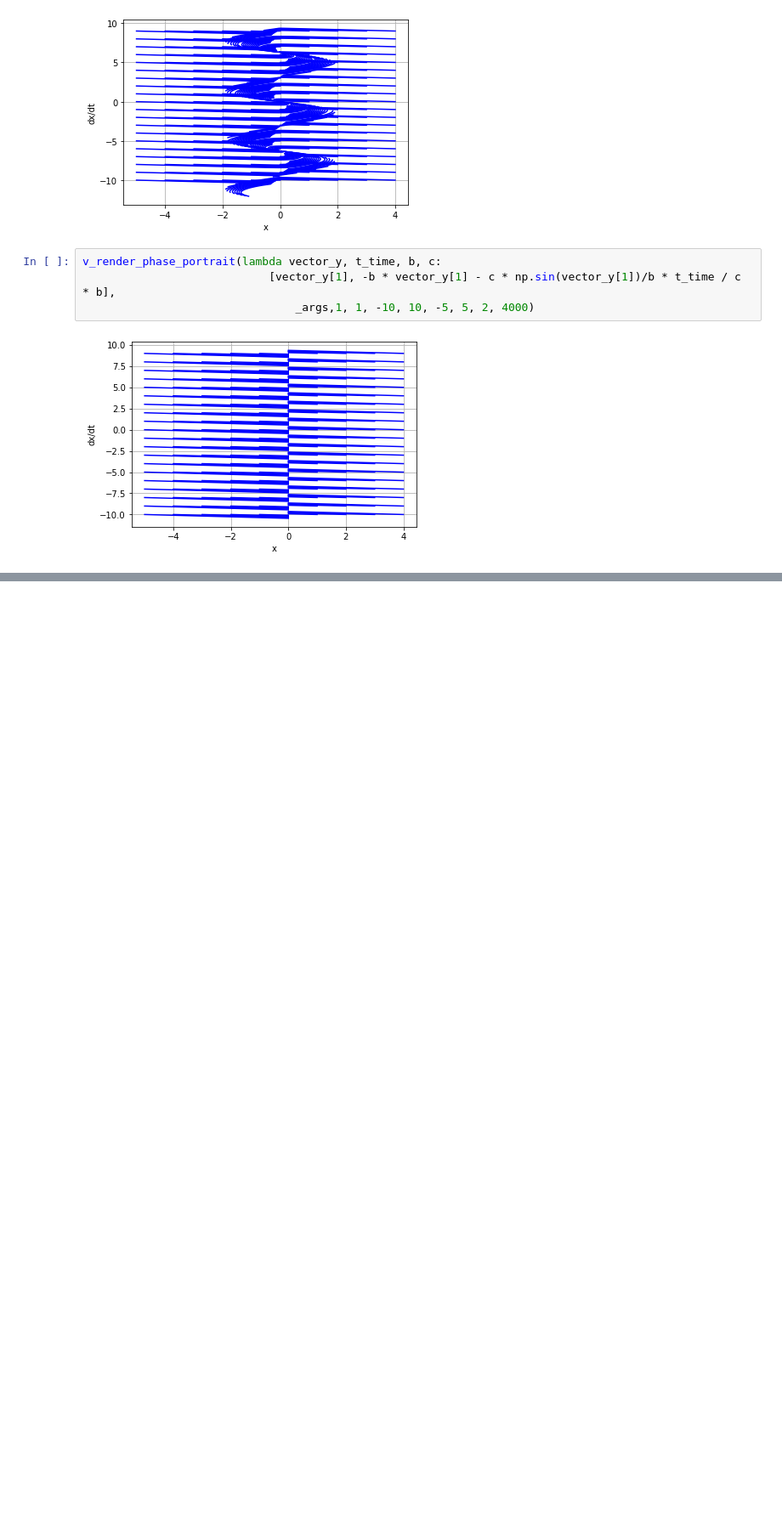
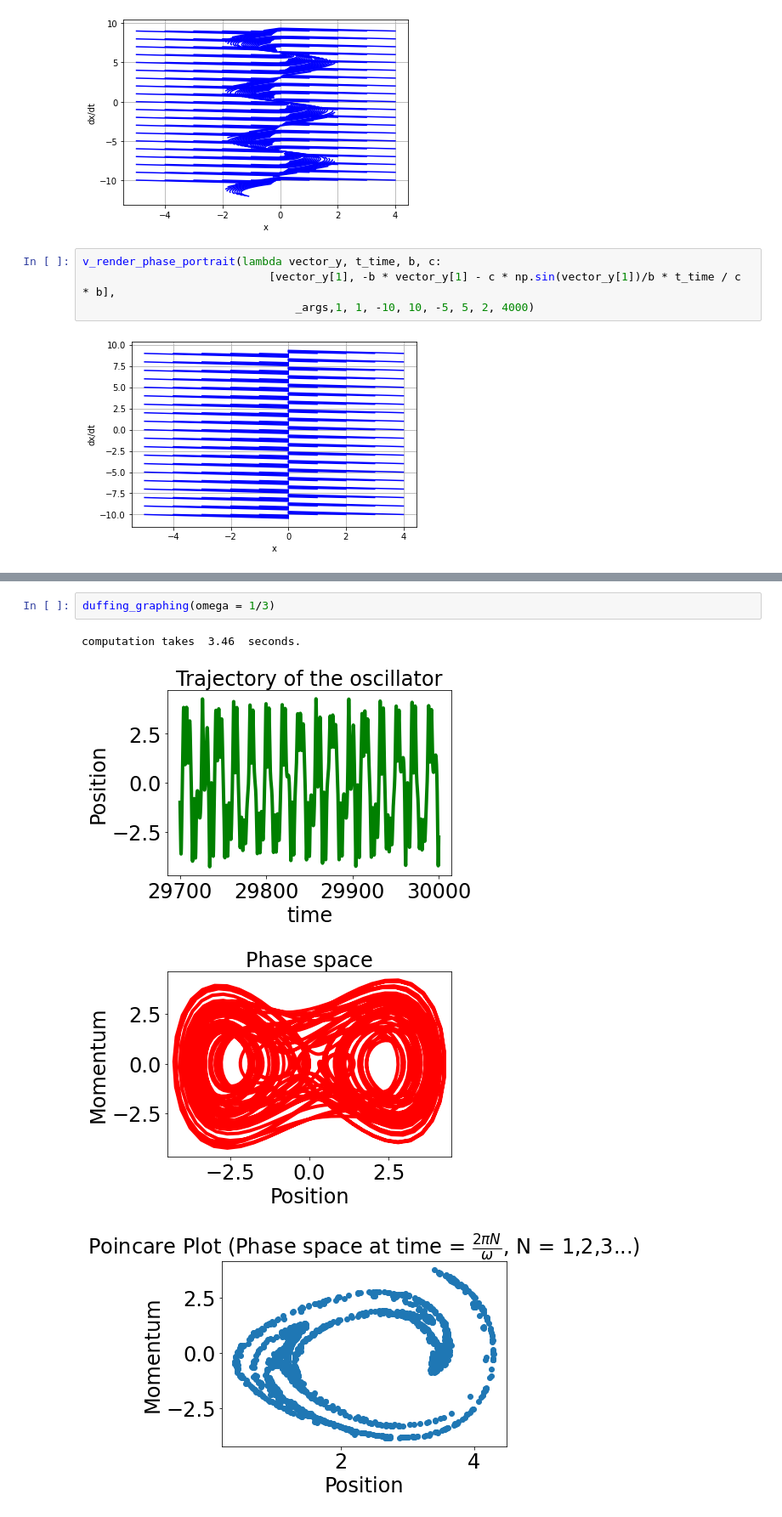
Before and after one commit to KartnDev/MathWorks, a Jupyter notebook: SciPyProjects/PhasePortrait/OdePhasePortraitPlotter.ipynb, the cells around one changed output, grey strips where cells are left out. Shown: that part at 85% size. Saved outputs shown, nothing was run; the diff lists cells and outputs as text; blank space fills up the shorter version.

```diff
--- a/SciPyProjects/PhasePortrait/OdePhasePortraitPlotter.ipynb
+++ b/SciPyProjects/PhasePortrait/OdePhasePortraitPlotter.ipynb
@@ -93,0 +207,7 @@ v_render_phase_portrait(lambda vector_y, t_time, b, c:
+# %%
+duffing_graphing(omega = 1/3)
+# %% [output]
+computation takes  3.46  seconds.
+[figure, added]
+[figure, added]
+[figure, added]
```
Also changed, not shown: parts of 10 cells of this notebook.
